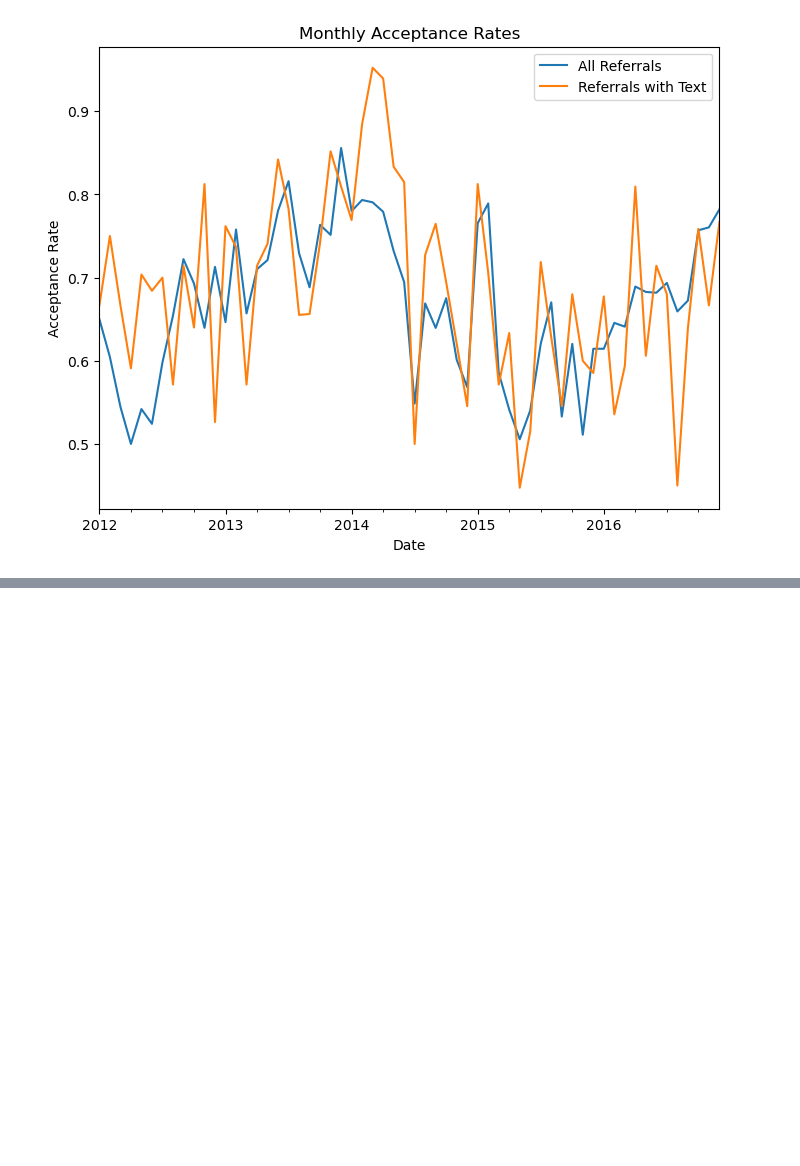
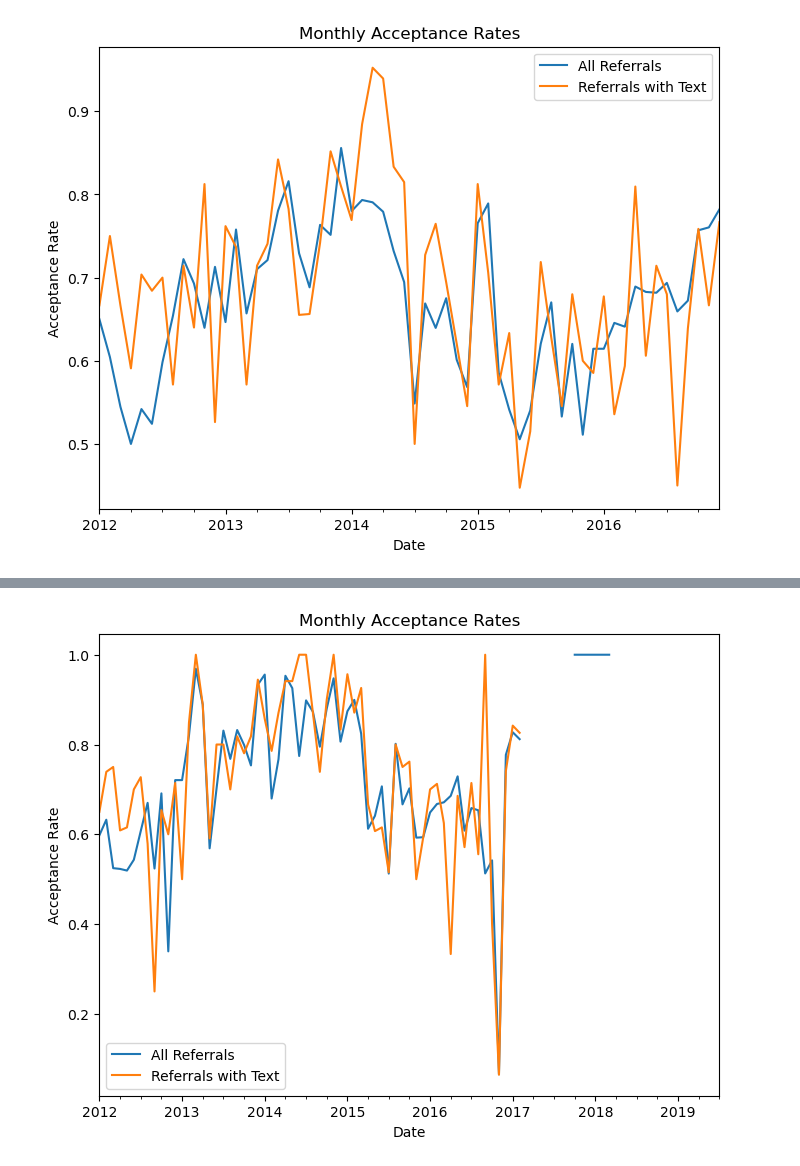
Before and after one commit to Data-Science-Knowledge-Center-Nova-SBE/PBL-HGO, a Jupyter notebook: M_referrals.ipynb, the cells around one changed output, grey strips where cells are left out. Drawn from its saved outputs; the diff is of its cells as text; code cells hidden in the pictures; blank space fills up the shorter version.

```diff
--- a/M_referrals.ipynb
+++ b/M_referrals.ipynb
@@ -85,7 +85,7 @@ text_length(alertP1)
 referral_steps(alertP1)
 speciality(alertP1)
 alertP1=unit(alertP1)
-alertP1=alertP1.sort_values('DATA_RECEPCAO')
+alertP1=alertP1.sort_values('DATA_RECEPCAO',ascending=False)
 alertP1.info()
 # %% [output]
 <class 'pandas.core.frame.DataFrame'>
@@ -225,0 +225,3 @@ plt.show()
+# %%
+alertP5 = alertP1.dropna(subset=['DATA_RETORNO'])
+alertP5.info()
@@ -225,0 +246,11 @@ plt.show()
+# %%
+alertP5['Total'] = 1
+alertP5=alertP5[["DATA_RETORNO","result","Total"]]
+alertP5=alertP5[alertP5["result"]!=""]
+alertP5["result"]=alertP5["result"].astype(int)
+alertP5["DATA_RETORNO"] =pd.to_datetime(alertP5["DATA_RETORNO"])
+alertP5.set_index("DATA_RETORNO", inplace=True)
+#Monthly referral distribution for all sample
+monthly_datar = alertP5.resample('M').agg({'result': 'sum', 'Total': 'sum'})
+monthly_datar["Acceptance_Rate"]=monthly_datar["result"]/monthly_datar["Total"]
+monthly_datar
@@ -225,0 +277,14 @@ plt.show()
+# %%
+alertP6 = alertP1.dropna(subset=['DATA_RETORNO'])
+alertP6['Total'] = 1
+alertP6=alertP6[alertP6["text_length"]>1]
+alertP6=alertP6[["DATA_RETORNO","result","Total"]]
+alertP6=alertP6[alertP6["result"]!=""]
+alertP6["result"]=alertP6["result"].astype(int)
+alertP6["DATA_RETORNO"] =pd.to_datetime(alertP6["DATA_RETORNO"])
+alertP6.set_index("DATA_RETORNO", inplace=True)
+
+
+text_r = alertP6.resample('M').agg({'result': 'sum', 'Total': 'sum'})
+text_r["Acceptance_Rate"]=text_r["result"]/text_r["Total"]
+text_r
@@ -225,0 +311,17 @@ plt.show()
+# %%
+# create a single plot
+ax = monthly_datar["Acceptance_Rate"].plot(x='Date', y='Value', figsize=(8,6),)
+
+# plot data from the second dataframe onto the same plot
+text_r["Acceptance_Rate"].plot(x='Date', y='Value', ax=ax)
+
+# set title and labels
+ax.set_title('Monthly Acceptance Rates')
+ax.set_xlabel('Date')
+ax.set_ylabel('Acceptance Rate')
+ax.legend(['All Referrals', 'Referrals with Text'])
+
+# display the plot
+plt.show()
+# %% [output]
+[figure, added]
```
Also changed, not shown: parts of 13 cells of this notebook.
